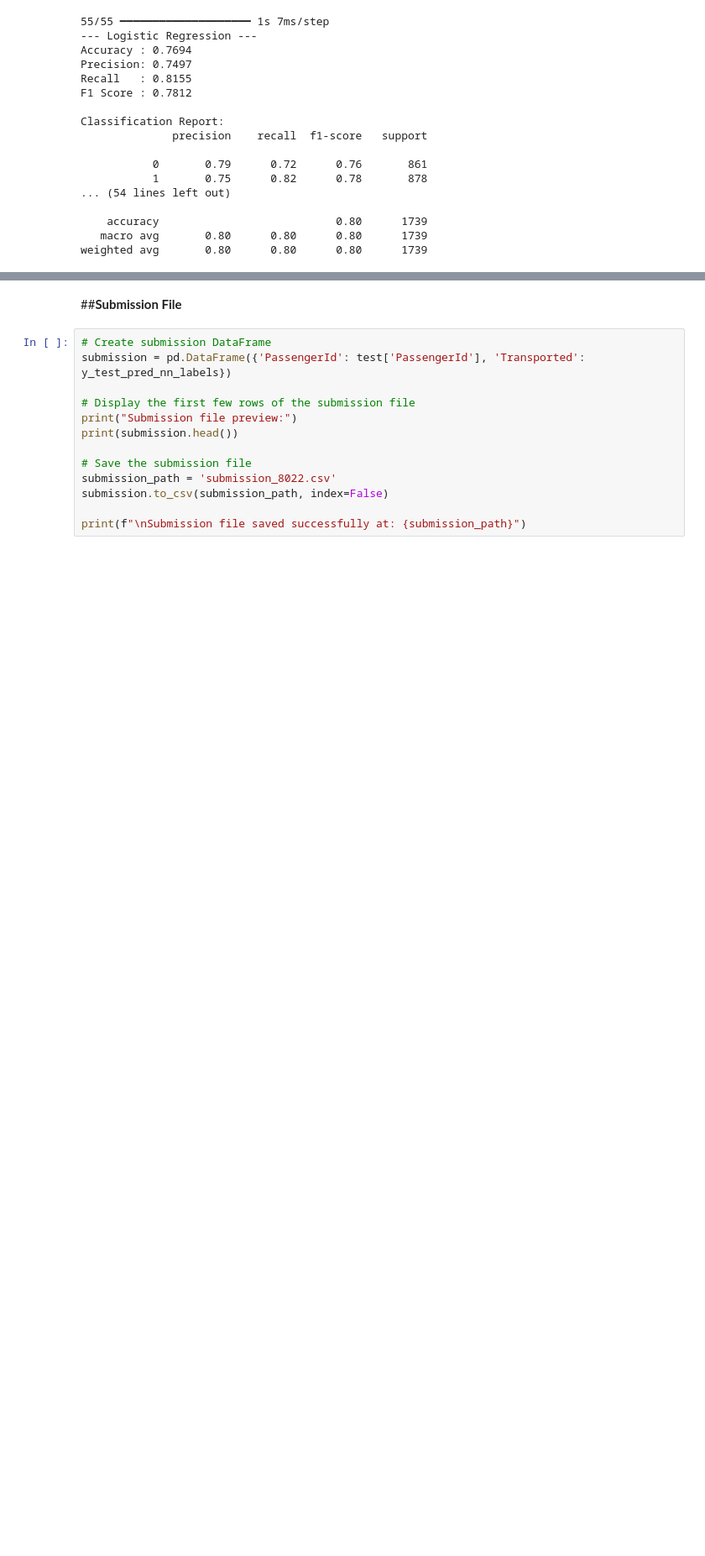
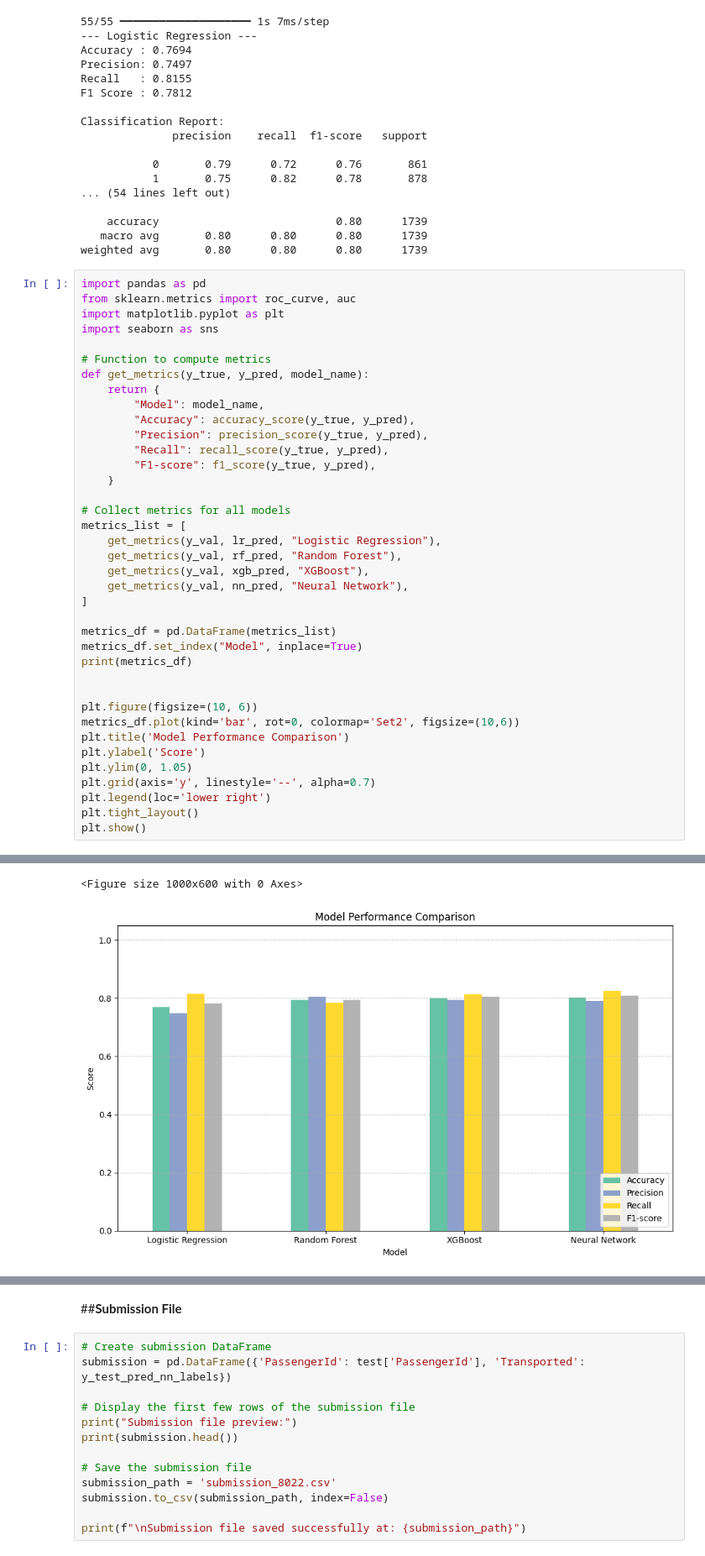
Before and after one commit to KaggleChallenge-Group9/Spaceship-Titanic-Challenge, a Jupyter notebook: Spaceship_Titanic_Challenge_Group_9.ipynb, the cells around one changed output, grey strips where cells are left out. Shown at 84% size. Cells and saved outputs as stored; diff of their text form; blank space fills up the shorter version.

```diff
--- a/Spaceship_Titanic_Challenge_Group_9.ipynb
+++ b/Spaceship_Titanic_Challenge_Group_9.ipynb
@@ -985,3 +985,42 @@ Classification Report:
     accuracy                           0.80      1739
    macro avg       0.80      0.80      0.80      1739
 weighted avg       0.80      0.80      0.80      1739
+# %%
+import pandas as pd
+from sklearn.metrics import roc_curve, auc
+import matplotlib.pyplot as plt
+import seaborn as sns
+
+# Function to compute metrics
+def get_metrics(y_true, y_pred, model_name):
+    return {
+        "Model": model_name,
+        "Accuracy": accuracy_score(y_true, y_pred),
+        "Precision": precision_score(y_true, y_pred),
+        "Recall": recall_score(y_true, y_pred),
+        "F1-score": f1_score(y_true, y_pred),
+    }
+
+# Collect metrics for all models
+metrics_list = [
+    get_metrics(y_val, lr_pred, "Logistic Regression"),
+    get_metrics(y_val, rf_pred, "Random Forest"),
+    get_metrics(y_val, xgb_pred, "XGBoost"),
+    get_metrics(y_val, nn_pred, "Neural Network"),
+]
+
+metrics_df = pd.DataFrame(metrics_list)
+metrics_df.set_index("Model", inplace=True)
+print(metrics_df)
+
+
+plt.figure(figsize=(10, 6))
+metrics_df.plot(kind='bar', rot=0, colormap='Set2', figsize=(10,6))
+plt.title('Model Performance Comparison')
+plt.ylabel('Score')
+plt.ylim(0, 1.05)
+plt.grid(axis='y', linestyle='--', alpha=0.7)
+plt.legend(loc='lower right')
+plt.tight_layout()
+plt.show()
+# %% [output]
@@ -987,0 +1033,2 @@ weighted avg       0.80      0.80      0.80      1739
+<Figure size 1000x600 with 0 Axes>
+[figure, added]
```
Also changed, not shown: parts of 2 cells of this notebook.
